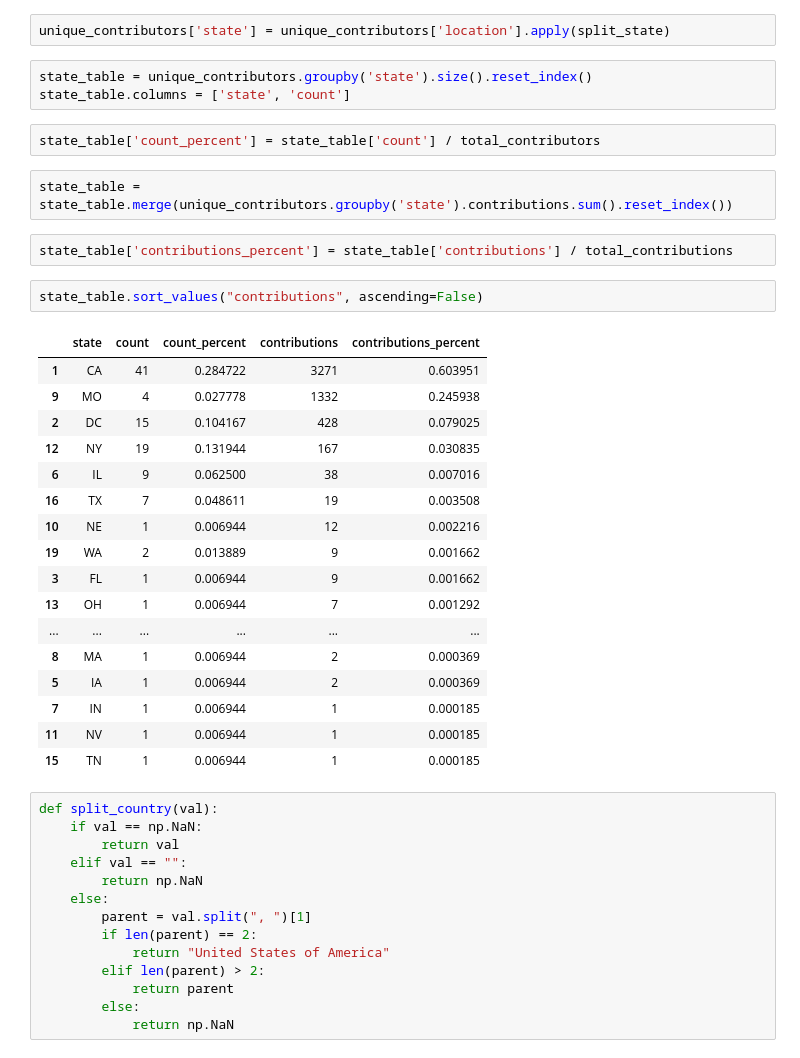
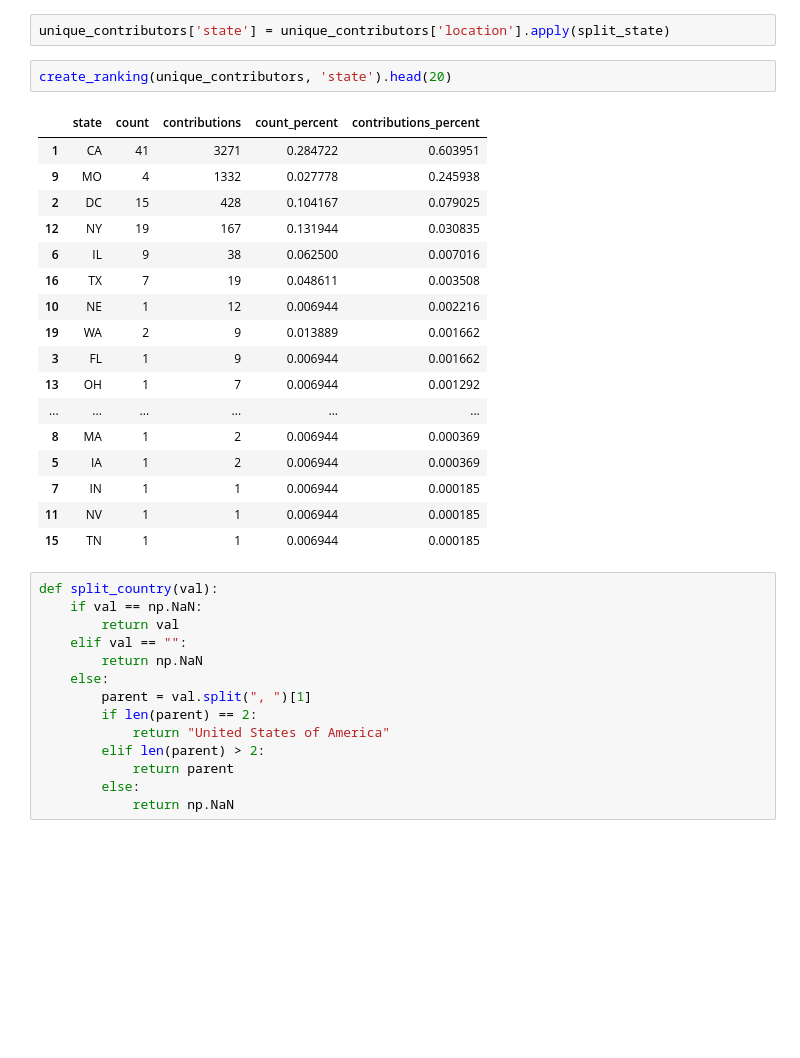
Before and after one commit to palewire/python-calaccess-notebooks, a Jupyter notebook: project-management/contributors.ipynb, the cells around one changed output. Cells and saved outputs as stored; diff of their text form; blank space fills up the shorter version.

```diff
--- a/project-management/contributors.ipynb
+++ b/project-management/contributors.ipynb
@@ -408,35 +384,26 @@ def split_state(val):
             return np.NaN
 # %%
 unique_contributors['state'] = unique_contributors['location'].apply(split_state)
-# %%
-state_table = unique_contributors.groupby('state').size().reset_index()
-state_table.columns = ['state', 'count']
-# %%
-state_table['count_percent'] = state_table['count'] / total_contributors
-# %%
-state_table = state_table.merge(unique_contributors.groupby('state').contributions.sum().reset_index())
-# %%
-state_table['contributions_percent'] = state_table['contributions'] / total_contributions
-# %%
-state_table.sort_values("contributions", ascending=False)
-# %% [output]
-|  | state | count | count_percent | contributions | contributions_percent |
-| 1 | CA | 41 | 0.284722 | 3271 | 0.603951 |
-| 9 | MO | 4 | 0.027778 | 1332 | 0.245938 |
-| 2 | DC | 15 | 0.104167 | 428 | 0.079025 |
-| 12 | NY | 19 | 0.131944 | 167 | 0.030835 |
-| 6 | IL | 9 | 0.062500 | 38 | 0.007016 |
-| 16 | TX | 7 | 0.048611 | 19 | 0.003508 |
-| 10 | NE | 1 | 0.006944 | 12 | 0.002216 |
-| 19 | WA | 2 | 0.013889 | 9 | 0.001662 |
-| 3 | FL | 1 | 0.006944 | 9 | 0.001662 |
-| 13 | OH | 1 | 0.006944 | 7 | 0.001292 |
-| ... | ... | ... | ... | ... | ... |
-| 8 | MA | 1 | 0.006944 | 2 | 0.000369 |
-| 5 | IA | 1 | 0.006944 | 2 | 0.000369 |
-| 7 | IN | 1 | 0.006944 | 1 | 0.000185 |
-| 11 | NV | 1 | 0.006944 | 1 | 0.000185 |
-| 15 | TN | 1 | 0.006944 | 1 | 0.000185 |
+# %%
+create_ranking(unique_contributors, 'state').head(20)
+# %% [output]
+|  | state | count | contributions | count_percent | contributions_percent |
+| 1 | CA | 41 | 3271 | 0.284722 | 0.603951 |
+| 9 | MO | 4 | 1332 | 0.027778 | 0.245938 |
+| 2 | DC | 15 | 428 | 0.104167 | 0.079025 |
+| 12 | NY | 19 | 167 | 0.131944 | 0.030835 |
+| 6 | IL | 9 | 38 | 0.062500 | 0.007016 |
+| 16 | TX | 7 | 19 | 0.048611 | 0.003508 |
+| 10 | NE | 1 | 12 | 0.006944 | 0.002216 |
+| 19 | WA | 2 | 9 | 0.013889 | 0.001662 |
+| 3 | FL | 1 | 9 | 0.006944 | 0.001662 |
+| 13 | OH | 1 | 7 | 0.006944 | 0.001292 |
+| ... | ... | ... | ... | ... | ... |
+| 8 | MA | 1 | 2 | 0.006944 | 0.000369 |
+| 5 | IA | 1 | 2 | 0.006944 | 0.000369 |
+| 7 | IN | 1 | 1 | 0.006944 | 0.000185 |
+| 11 | NV | 1 | 1 | 0.006944 | 0.000185 |
+| 15 | TN | 1 | 1 | 0.006944 | 0.000185 |
 # %%
 def split_country(val):
     if val == np.NaN:
```
Also changed, not shown: parts of 29 cells of this notebook.
